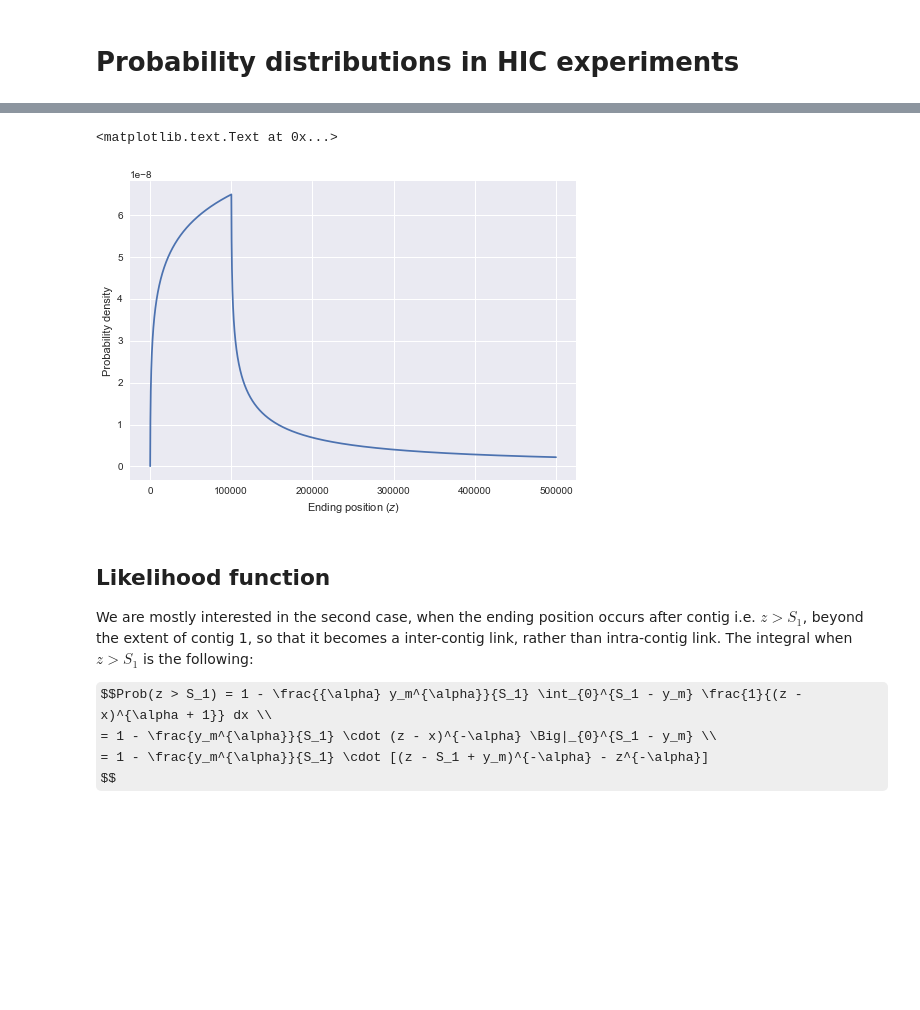
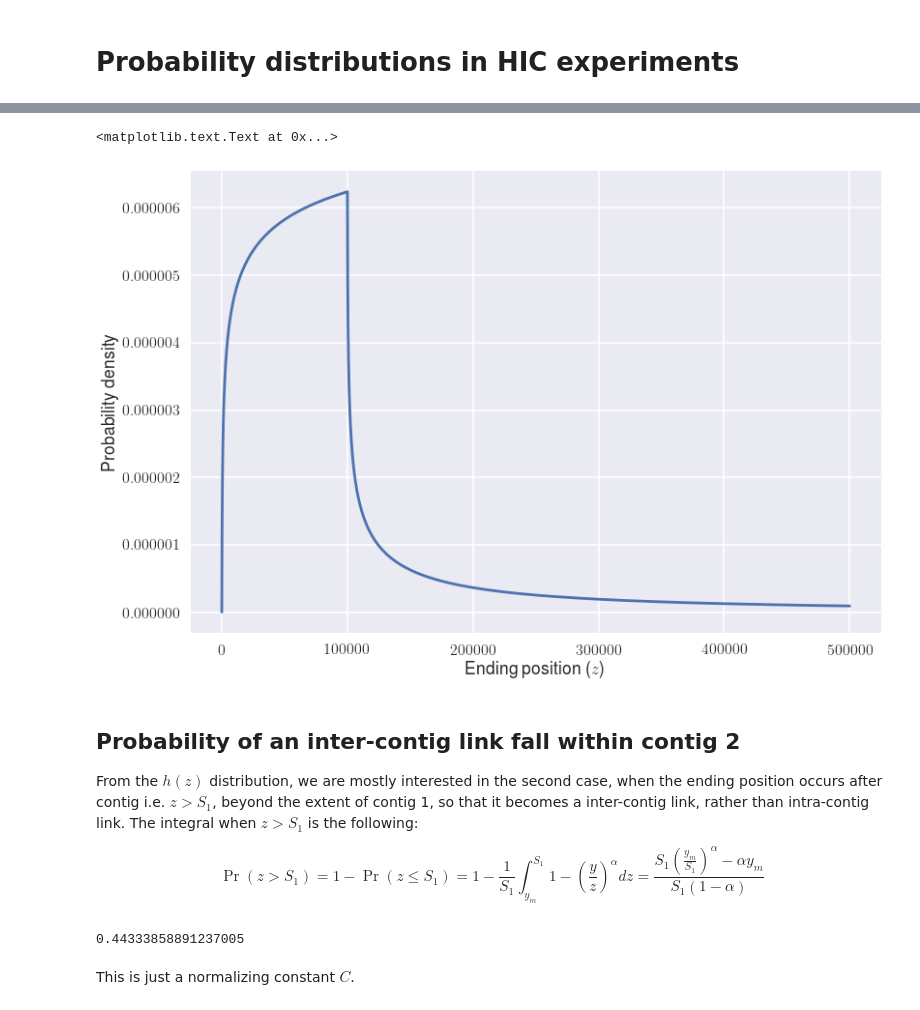
Before and after one commit to tanghaibao/allhic, a Jupyter notebook: notebooks/Probability-distribution-HIC.ipynb, the cells around one changed output, grey strips where cells are left out. Drawn from its saved outputs; the diff is of its cells as text; code cells hidden in the pictures; some formulas as TeX source; blank space fills up the shorter version.

```diff
--- a/notebooks/Probability-distribution-HIC.ipynb
+++ b/notebooks/Probability-distribution-HIC.ipynb
@@ -59,33 +59,43 @@ Let's take a look at the shape of this distribution.
 # %%
 %matplotlib inline
 import seaborn as sns
+sns.set_context('poster')
 import numpy as np
 import matplotlib.pyplot as plt
+from matplotlib import rc
+rc('text', usetex=True)
+rc('font', **{'family': 'sans-serif', 'sans-serif': ['Helvetica']})
 
 ym = 150.
 S1 = 100000.
-alpha = .001
+alpha = .15   # Roughly 1 / [log(100000) - log(150)]
 
 def h(z):
     if ym <= z <= S1 + ym:
         return 1 / S1 * (1 - (ym / z) ** alpha)
     if z > S1 + ym:
         return 1 / S1 * ((ym / (z - S1)) ** alpha - (ym / z) ** alpha)
 
 x = np.arange(ym + 1, 500000)
 y = np.array([h(z) for z in x])
 plt.plot(x, y)
 ax = plt.gca()
 ax.set_xlabel("Ending position ($z$)")
 ax.set_ylabel("Probability density")
 # %% [output]
 <matplotlib.text.Text at 0x...>
-[figure, old version]
+[figure, new version]
 # %% [markdown]
-## Likelihood function
-We are mostly interested in the second case, when the ending position occurs after contig i.e. $z > S_1$, beyond the extent of contig 1, so that it becomes a inter-contig link, rather than intra-contig link. The integral when $z > S_1$ is the following:
+## Probability of an inter-contig link fall within contig 2
 
-$$Prob(z > S_1) = 1 - \frac{{\alpha} y_m^{\alpha}}{S_1} \int_{0}^{S_1 - y_m} \frac{1}{(z - x)^{\alpha + 1}} dx \\
-                = 1 - \frac{y_m^{\alpha}}{S_1} \cdot (z - x)^{-\alpha} \Big|_{0}^{S_1 - y_m} \\
-                = 1 - \frac{y_m^{\alpha}}{S_1} \cdot [(z - S_1 + y_m)^{-\alpha} - z^{-\alpha}]
+From the $h(z)$ distribution, we are mostly interested in the second case, when the ending position occurs after contig i.e. $z > S_1$, beyond the extent of contig 1, so that it becomes a inter-contig link, rather than intra-contig link. The integral when $z > S_1$ is the following:
+
+$$\Pr(z > S_1) = 1 - \Pr(z \leq S_1) = 1 - \frac{1}{S_1} \int_{y_m}^{S_1} 1 - (\frac{y}{z})^{\alpha} dz
+                = \frac{S_1 (\frac{y_m}{S_1})^{\alpha} - \alpha y_m}{S_1 (1 - \alpha)}
 $$
+# %%
+(S1 * (ym / S1) ** alpha - alpha * ym) / (S1 * (1 - alpha))
+# %% [output]
+0.44333858891237005
+# %% [markdown]
+This is just a normalizing constant $C$.
```
Also changed, not shown: parts of 1 cell of this notebook.
